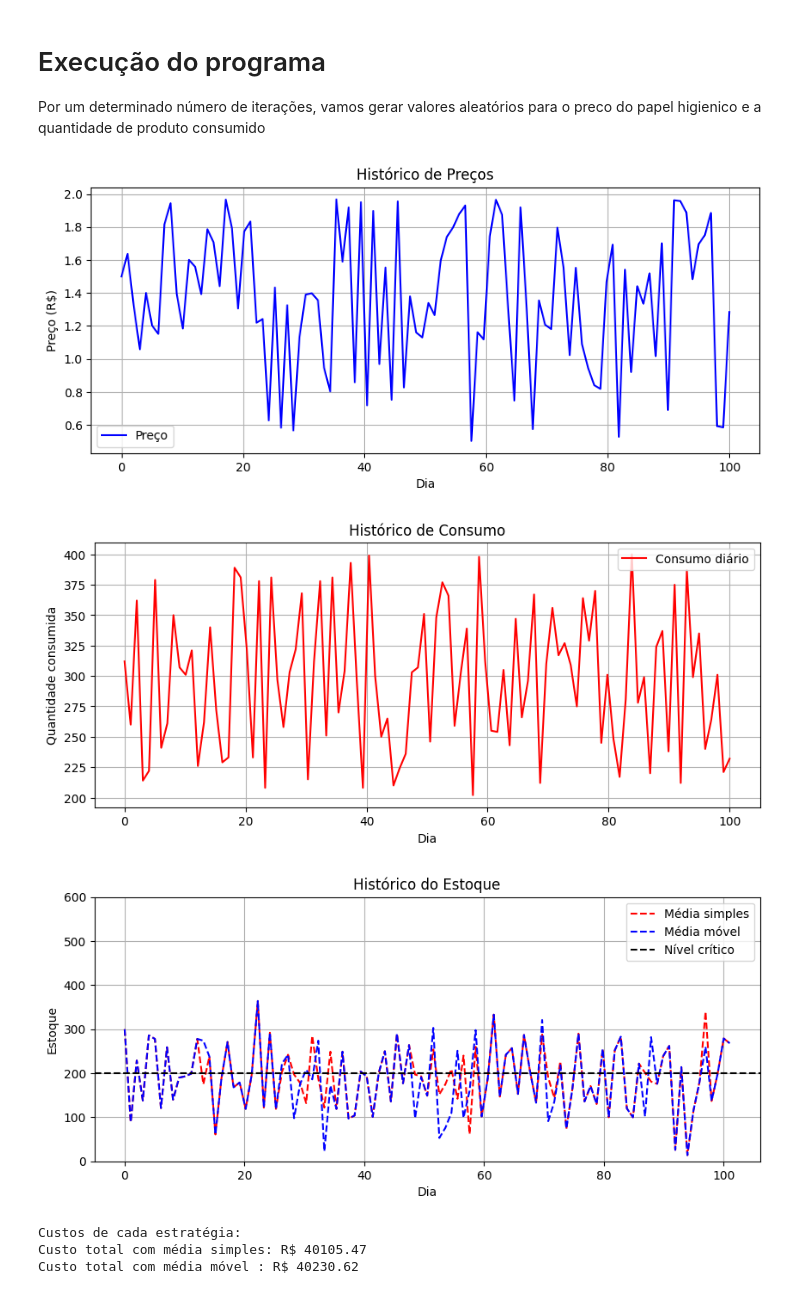
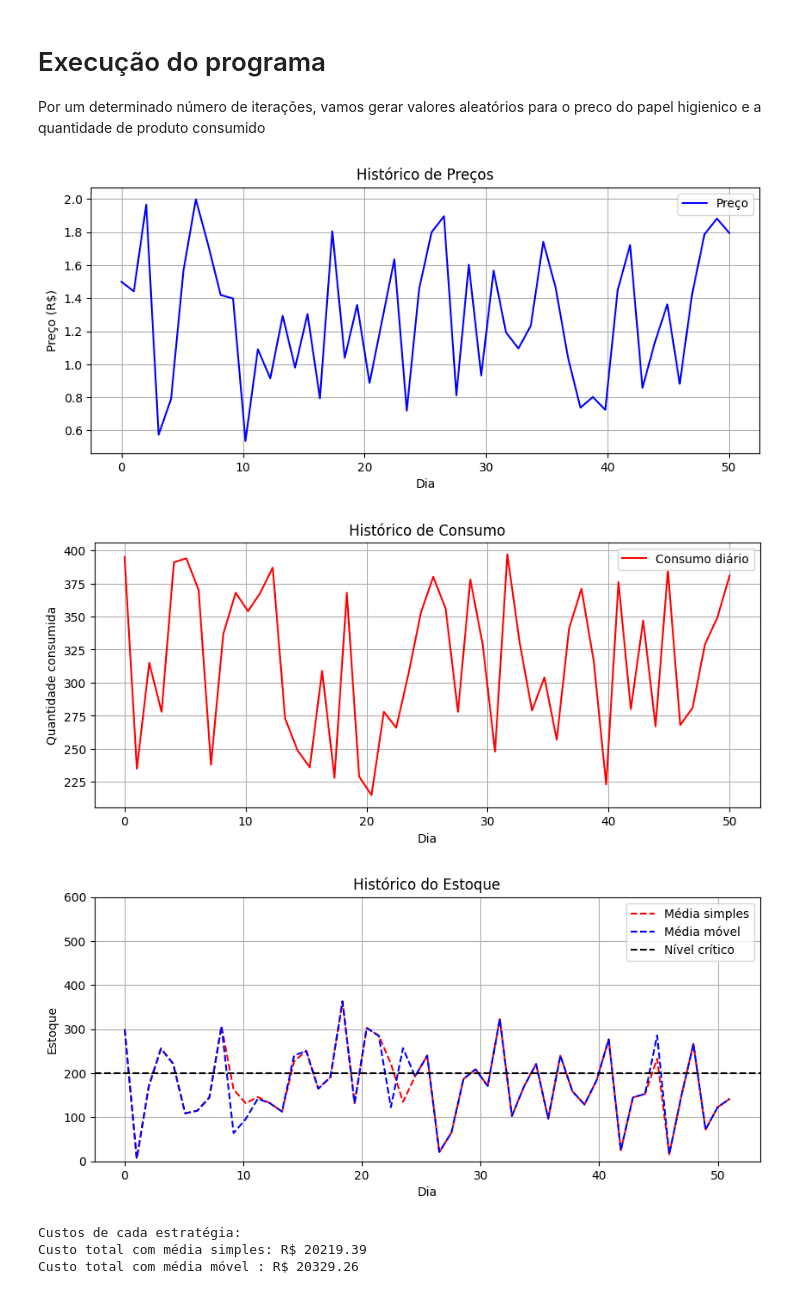
Before and after one commit to MarcusViniAraujo/Inteligencia-Artificial, a Jupyter notebook: Apresentacao-disciplina/Agentes-implementacao.ipynb, the cells around one changed output. Drawn from its saved outputs; the diff is of its cells as text; code cells hidden in the pictures.

```diff
--- a/Apresentacao-disciplina/Agentes-implementacao.ipynb
+++ b/Apresentacao-disciplina/Agentes-implementacao.ipynb
@@ -89,8 +89,7 @@ class Agente():
         self.num_dias = 1
         self.ambiente = ambiente
         self.estoque = ambiente.percebe_estoque()
-        self.estoque_movel = deque(maxlen=5)
-        self.estoque_movel.append(ambiente.percebe_estoque())
+        self.estoque_movel = self.ambiente.percebe_estoque_mediaMovel()
         self.total_gasto = self.total_gasto_movel = 0
         self.preco_atual = self.media = self.media_movel = ambiente.percebe_preco_atual()
         self.auxMedia = deque(maxlen=5)  # Adicionando a fila para média móvel
@@ -141,8 +140,7 @@ class Agente():
             self.ambiente.run({"comprar": compra, "comprar_movel": compra_movel})
 
             self.num_dias += 1
-            self.media = (self.media * (self.num_dias - 1) +
-                          self.preco_atual) / self.num_dias
+            self.media = (self.media * (self.num_dias - 1) + self.preco_atual) / self.num_dias
             self.auxMedia.append(self.preco_atual)
             self.media_movel = sum(self.auxMedia) / len(self.auxMedia)
 
@@ -205,15 +203,15 @@ Por um determinado número de iterações, vamos gerar valores aleatórios para
 # %%
 ambiente = Ambiente()
 
 agente = Agente(ambiente)
 
-agente.executa_agente(qtde_dias=100)
+agente.executa_agente(qtde_dias=50)
 
 Imprime.imprime_resultado(agente)
 # %% [output]
-[figure, old version]
+[figure, new version]
-[figure, old version]
+[figure, new version]
-[figure, old version]
+[figure, new version]
 Custos de cada estratégia:
-Custo total com média simples: R$ 40105.47
-Custo total com média móvel : R$ 40230.62
+Custo total com média simples: R$ 20219.39
+Custo total com média móvel : R$ 20329.26
```
